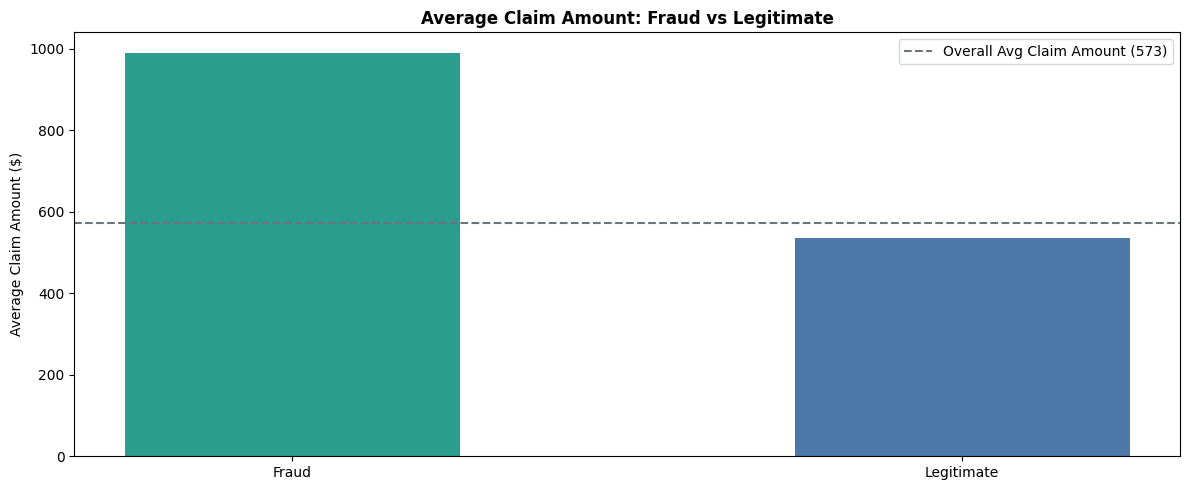
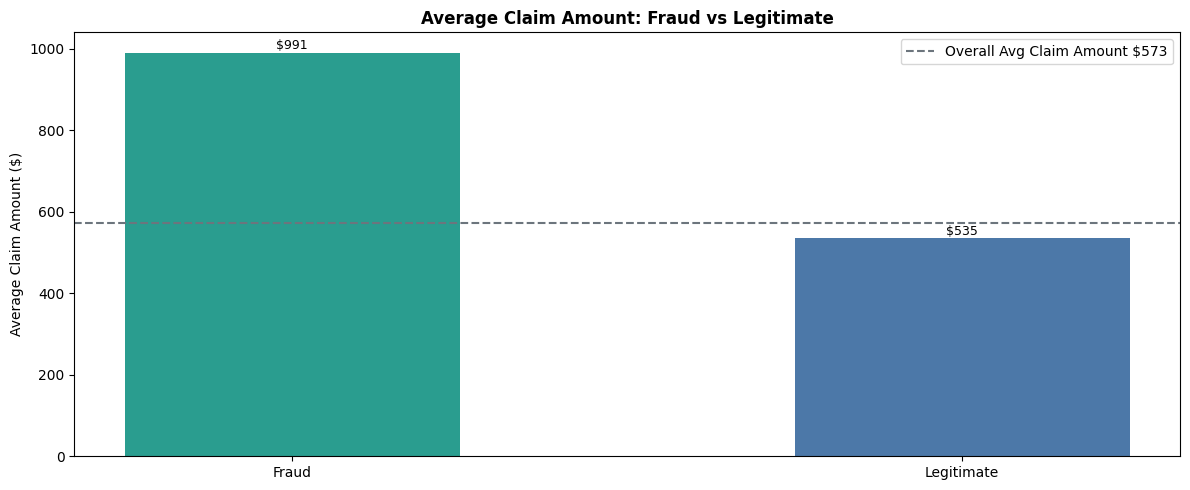
Unified diff of the notebook cell whose output changed from the first chart to the second:
--- before
+++ after
@@ -3,5 +3,5 @@
 
 bar_colours = ["#2A9D8F", "#4C78A8"] 
-plt.bar(
+bars = plt.bar(
     claims_avgs["Fraud_Label"],
     claims_avgs["Avg_Claim_Amount"],
@@ -10,8 +10,17 @@
 )
 
+for bar in bars:
+    height = bar.get_height()
+    plt.text(
+        bar.get_x() + bar.get_width() / 2,
+        height + 8,                         
+        f"${height:,.0f}",
+        ha="center", fontsize=9
+    )
+
 plt.axhline(
     y=avg_claim_count,
     linestyle="--",
-    label=f"Overall Avg Claim Amount ({avg_claim_count:.0f})",
+    label=f"Overall Avg Claim Amount (${avg_claim_count:.0f})",
     color="#6C757D"
 )

Commit: Add chart annotations